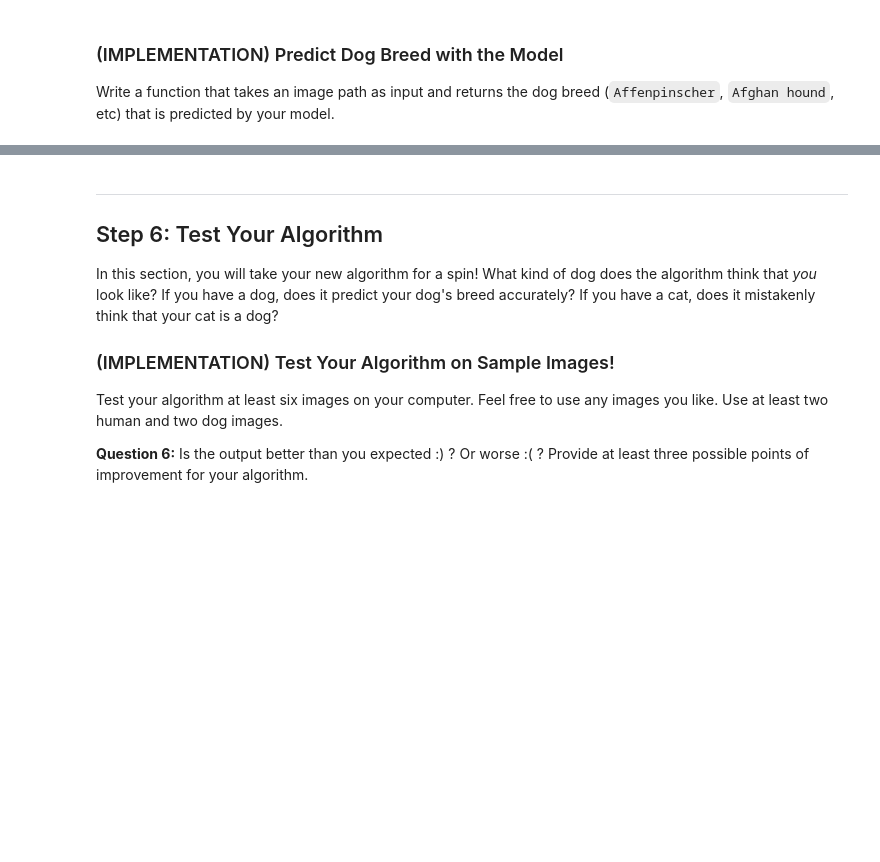
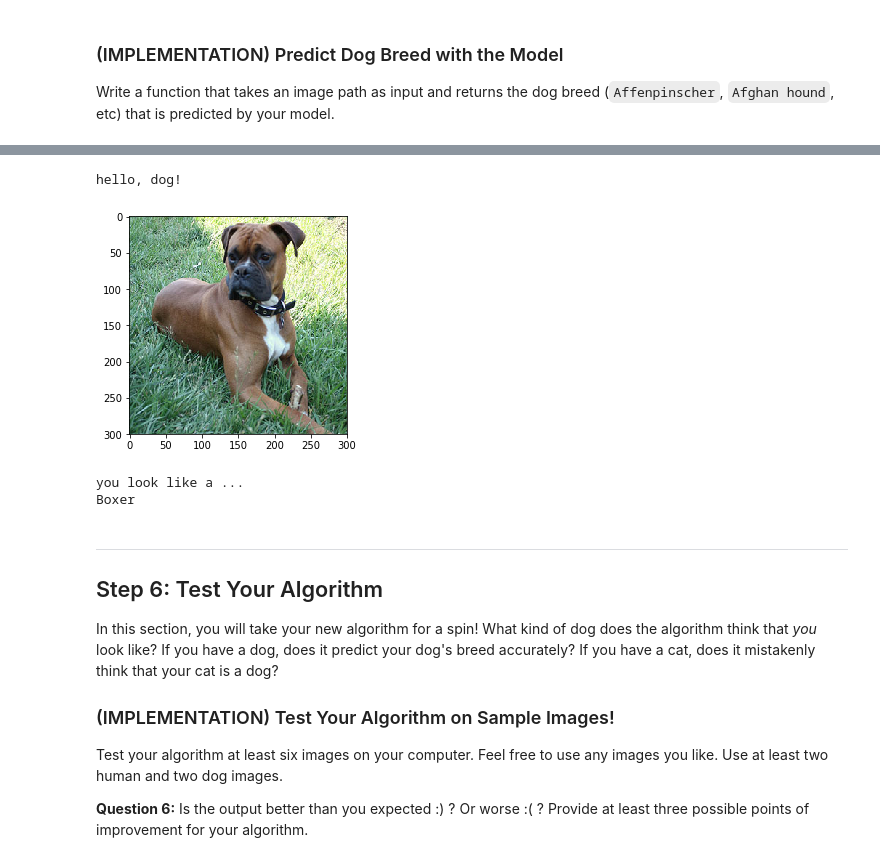
Before and after one commit to slavachalnev/deep-learning-v2-pytorch, a Jupyter notebook: project-dog-classification/dog_app.ipynb, the cells around one changed output, grey strips where cells are left out. Saved outputs shown, nothing was run; the diff lists cells and outputs as text; code cells hidden in the pictures; blank space fills up the shorter version.

```diff
--- a/project-dog-classification/dog_app.ipynb
+++ b/project-dog-classification/dog_app.ipynb
@@ -210,7 +267,6 @@ def VGG16_predict(img_path):
     ## TODO: Complete the function.
     ## Load and pre-process an image from the given img_path
     ## Return the *index* of the predicted class for that image
-
     normalize = transforms.Normalize(mean=[0.485, 0.456, 0.406],
                                  std=[0.229, 0.224, 0.225])
     loader = transforms.Compose([transforms.CenterCrop(224), transforms.ToTensor(), normalize])
@@ -218,6 +274,8 @@ def VGG16_predict(img_path):
     img = Image.open(img_path)
     img = loader(img)
     img = img.unsqueeze(0)
+    if use_cuda:
+        img = img.cuda()
     pred = int(VGG16(img).argmax())
     return pred # predicted class index
 # %% [markdown]
@@ -492,10 +718,13 @@ optimizer_transfer = None
+# %%
+criterion_transfer = nn.CrossEntropyLoss()
+optimizer_transfer = optim.SGD(model_transfer.classifier.parameters(), lr=0.001)
 # %% [markdown]
 ### (IMPLEMENTATION) Train and Validate the Model
 
 Train and validate your model in the code cell below.  [Save the final model parameters](http://pytorch.org/docs/master/notes/serialization.html) at filepath `'model_transfer.pt'`.
 # %%
 # train the model
-model_transfer = # train(n_epochs, loaders_transfer, model_transfer, optimizer_transfer, criterion_transfer, use_cuda, 'model_transfer.pt')
+model_transfer =  train(10, loaders_transfer, model_transfer, optimizer_transfer, criterion_transfer, use_cuda, 'model_transfer.pt')
 
 # load the model that got the best validation accuracy (uncomment the line below)
-#model_transfer.load_state_dict(torch.load('model_transfer.pt'))
+model_transfer.load_state_dict(torch.load('model_transfer.pt'))
@@ -518,7 +773,14 @@ class_names = [item[4:].replace("_", " ") for item in data_transfer['train'].cla
 
 def predict_breed_transfer(img_path):
     # load the image and return the predicted breed
-    return None
+    loader = transform1
+    img = Image.open(img_path)
+    img = loader(img)
+    img = img.unsqueeze(0)
+    if use_cuda:
+        img = img.cuda()
+    pred = int(model_transfer(img).argmax())
+    return class_names[pred]
 # %% [markdown]
 ---
 <a id='step5'></a>
@@ -546,3 +802,37 @@ def run_app(img_path):
+# %%
+### TODO: Write your algorithm.
+### Feel free to use as many code cells as needed.
+import cv2
+import matplotlib.pyplot as plt
+%matplotlib inline
+
+def run_app(img_path):
+    is_dog = False
+    is_human = False
+    img = cv2.imread(img_path)
+    img_rgb = cv2.cvtColor(img, cv2.COLOR_BGR2RGB)
+    if dog_detector(img_path):
+        print("hello, dog!")
+        plt.imshow(img_rgb)
+        plt.show()
+    elif face_detector(img_path):
+        print("hello, human!")
+        plt.imshow(img_rgb)
+        plt.show()
+    else:
+        print("ERROR")
+        return
+    print("you look like a ...")
+    print(predict_breed_transfer(img_path))
+    print()
+
+
+run_app('/data/dog_images/test/034.Boxer/Boxer_02426.jpg')
+# %% [output]
+hello, dog!
+[figure, added]
+you look like a ...
+Boxer
 # %% [markdown]
 ---
 <a id='step6'></a>
```
Also changed, not shown: parts of 35 cells of this notebook.
